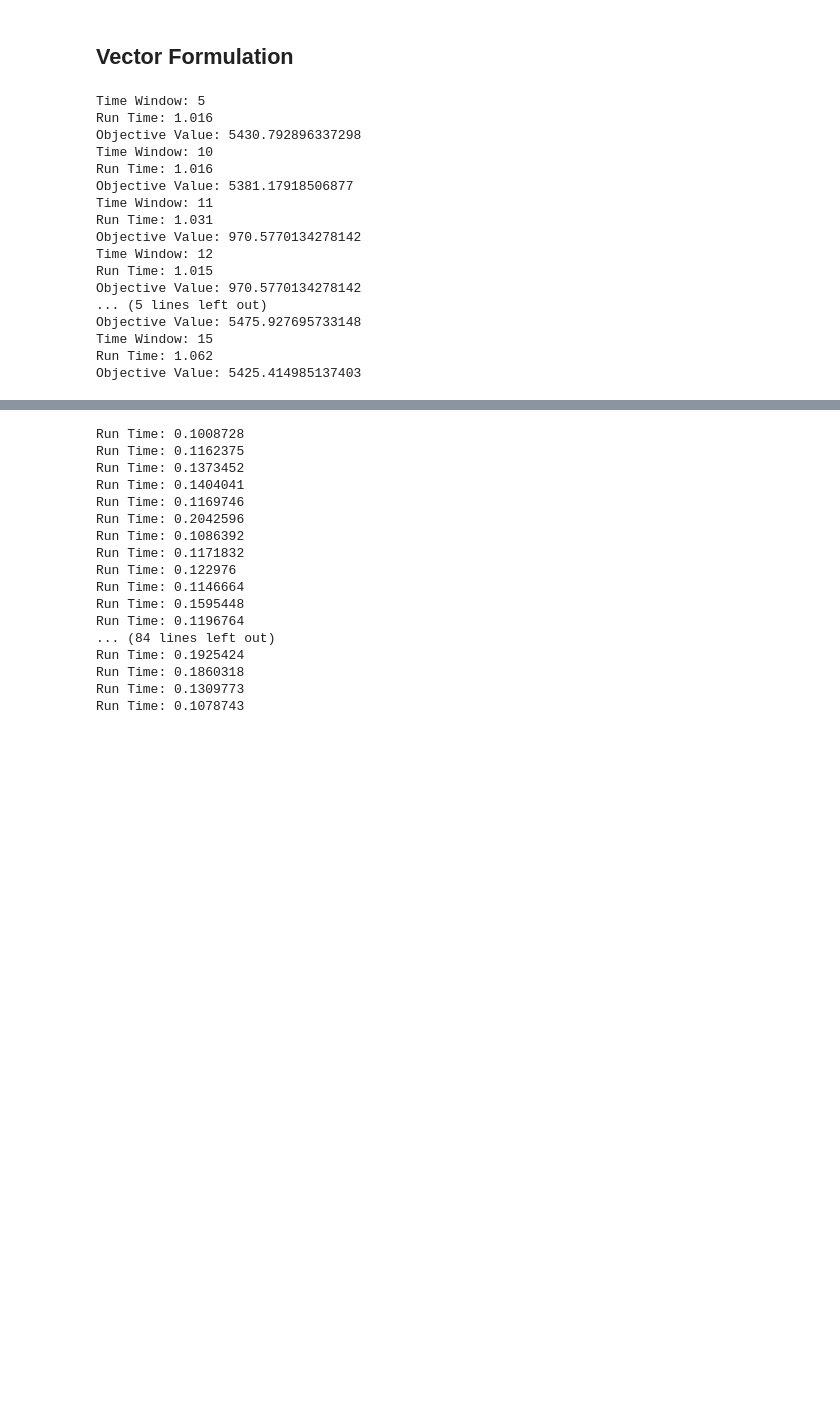
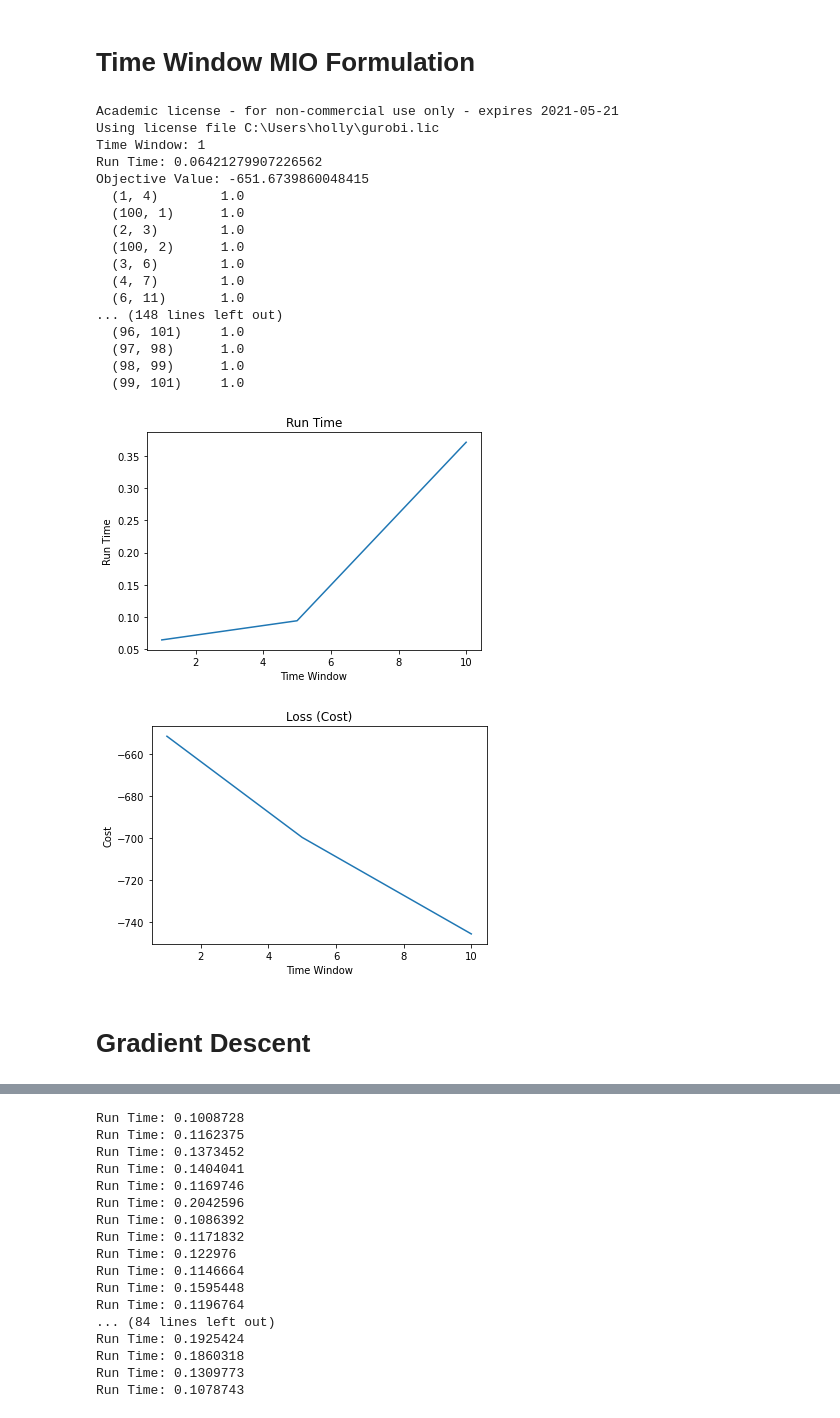
Before and after one commit to hollymc/senior-thesis, a Jupyter notebook: taxiriders-problems.ipynb, the cells around one changed output, grey strips where cells are left out. Drawn from its saved outputs; the diff is of its cells as text; code cells hidden in the pictures; blank space fills up the shorter version.

```diff
--- a/taxiriders-problems.ipynb
+++ b/taxiriders-problems.ipynb
@@ -34,14 +29,13 @@ n = 100
 data = day_data.sample(n).sort_values(by='pickup_datetime')
 data.index = range(n)
 # %% [markdown]
-## Vector Formulation
+# Time Window MIO Formulation
 # %%
 import class_TP
 reload(class_TP)
 from class_TP import TP
-import mosek
 
-time_windows = [5, 10, 11, 12, 13, 14, 15]
+time_windows = [1, 5, 10]
 obj_val = []
 runtimes = []
 
@@ -49,51 +43,53 @@ tp = TP(data)
 for time_window in time_windows:
     x, problem = tp.problem_window(time_window)
 
-    sims = 3
+    sims = 1
     runtime = 0
     for i in range(sims):
-        problem.solve(solver=cp.MOSEK, mosek_params = {mosek.dparam.optimizer_max_time:  1.0})
+        problem.solve(solver=cp.GUROBI, TimeLimit = 300)
+        # solver=cp.MOSEK, mosek_params = {mosek.dparam.optimizer_max_time:  1.0}
         runtime += problem.solver_stats.solve_time
     runtimes.append(runtime/sims)
-
-#     problem.solve(solver=cp.MOSEK)
-#     runtimes.append(problem.solver_stats.solve_time)
-
-    obj_val.append(-problem.objective.value)
+    obj_val.append(problem.objective.value)
 
     print("Time Window:", time_window)
     print("Run Time:", problem.solver_stats.solve_time)
-    print("Objective Value:", -problem.objective.value)
-#     x_val = spa.dok_matrix((tp.num_nodes, tp.num_nodes))
-#     for a in range(tp.num_arcs):
-#         x_val[tp.arcs[a]] = np.around(x[a].value, decimals=2)
-#     print(x_val.tocoo())
+    print("Objective Value:", problem.objective.value)
+    x_val = spa.dok_matrix((tp.num_nodes, tp.num_nodes))
+    for a in range(tp.num_arcs):
+        x_val[tp.arcs[a]] = np.around(x[a].value, decimals=2)
+    print(x_val.tocoo())
 # %% [output]
-Time Window: 5
-Run Time: 1.016
-Objective Value: 5430.792896337298
-Time Window: 10
-Run Time: 1.016
-Objective Value: 5381.17918506877
-Time Window: 11
-Run Time: 1.031
-Objective Value: 970.5770134278142
-Time Window: 12
-Run Time: 1.015
-Objective Value: 970.5770134278142
-... (5 lines left out)
-Objective Value: 5475.927695733148
-Time Window: 15
-Run Time: 1.062
-Objective Value: 5425.414985137403
+Academic license - for non-commercial use only - expires 2021-05-21
+Using license file C:\Users\holly\gurobi.lic
+Time Window: 1
+Run Time: 0.06421279907226562
+Objective Value: -651.6739860048415
+  (1, 4)        1.0
+  (100, 1)      1.0
+  (2, 3)        1.0
+  (100, 2)      1.0
+  (3, 6)        1.0
+  (4, 7)        1.0
+  (6, 11)       1.0
+... (148 lines left out)
+  (96, 101)     1.0
+  (97, 98)      1.0
+  (98, 99)      1.0
+  (99, 101)     1.0
 # %%
 plt.figure(1)
 plt.plot(time_windows, runtimes);
 plt.title("Run Time");
 plt.xlabel("Time Window");
 plt.ylabel("Run Time");
 plt.figure(2)
 plt.plot(time_windows, obj_val);
-plt.title("Profit");
+plt.title("Loss (Cost)");
 plt.xlabel("Time Window");
-plt.ylabel("Profit");
+plt.ylabel("Cost");
+# %% [output]
+[figure, added]
+[figure, added]
+# %% [markdown]
+# Gradient Descent
```
Also changed, not shown: parts of 23 cells of this notebook.
